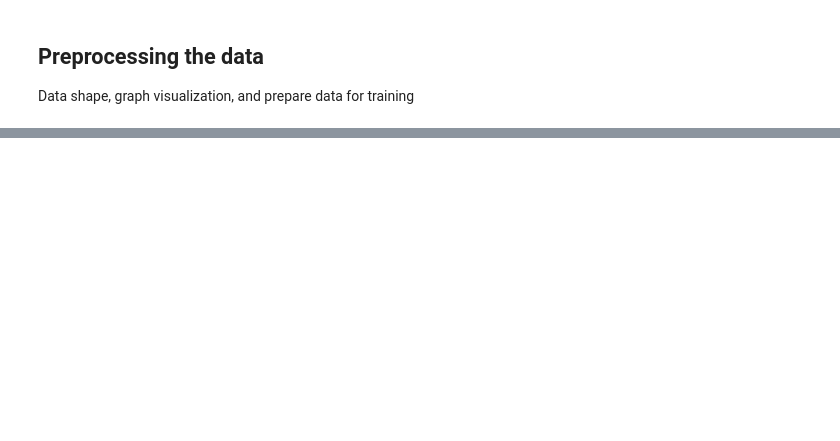
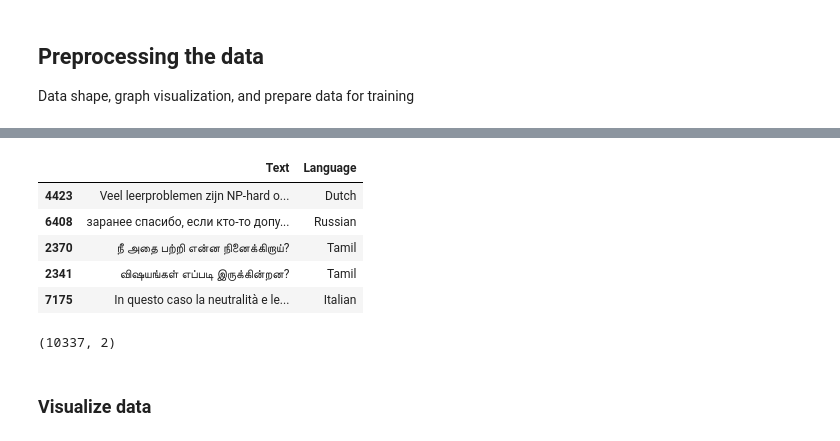
Before and after one commit to AshleyZhao/AshleyZhao.github.io, a Jupyter notebook: Code samples/Data Science/LLM/Language Detection.ipynb, the cells around one changed output, grey strips where cells are left out. Cells and saved outputs as stored; diff of their text form; code cells hidden in the pictures; blank space fills up the shorter version.

```diff
--- a/Code samples/Data Science/LLM/Language Detection.ipynb
+++ b/Code samples/Data Science/LLM/Language Detection.ipynb
@@ -69,0 +79,10 @@ Data shape, graph visualization, and prepare data for training
+# %%
+df = df.sample(frac=1)
+df.head()
+# %% [output]
+|  | Text | Language |
+| 4423 | Veel leerproblemen zijn NP-hard o... | Dutch |
+| 6408 | заранее спасибо, если кто-то допу... | Russian |
+| 2370 | நீ அதை பற்றி என்ன நினைக்கிறாய்? | Tamil |
+| 2341 | விஷயங்கள் எப்படி இருக்கின்றன? | Tamil |
+| 7175 | In questo caso la neutralità e le... | Italian |
@@ -69,0 +91,6 @@ Data shape, graph visualization, and prepare data for training
+# %%
+df.shape
+# %% [output]
+(10337, 2)
+# %% [markdown]
+### Visualize data
```
Also changed, not shown: parts of 10 cells of this notebook, 1 other file.
